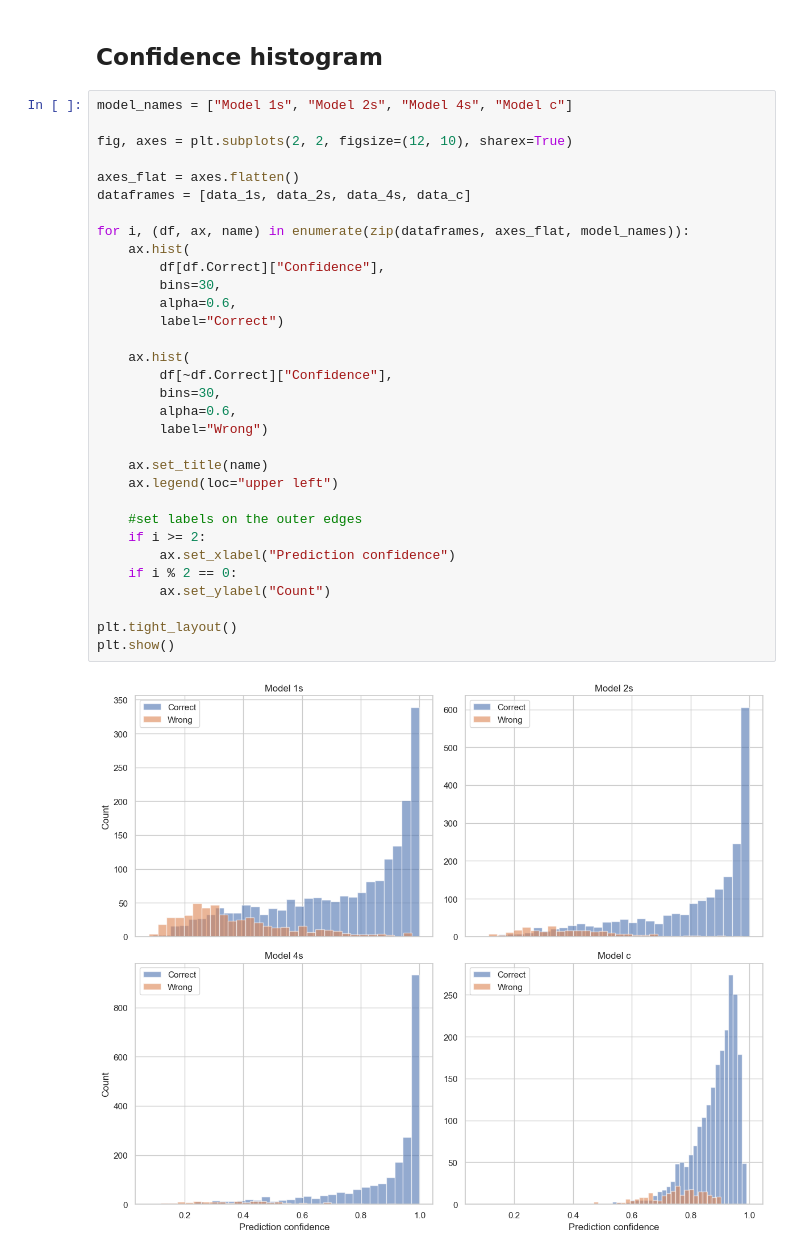
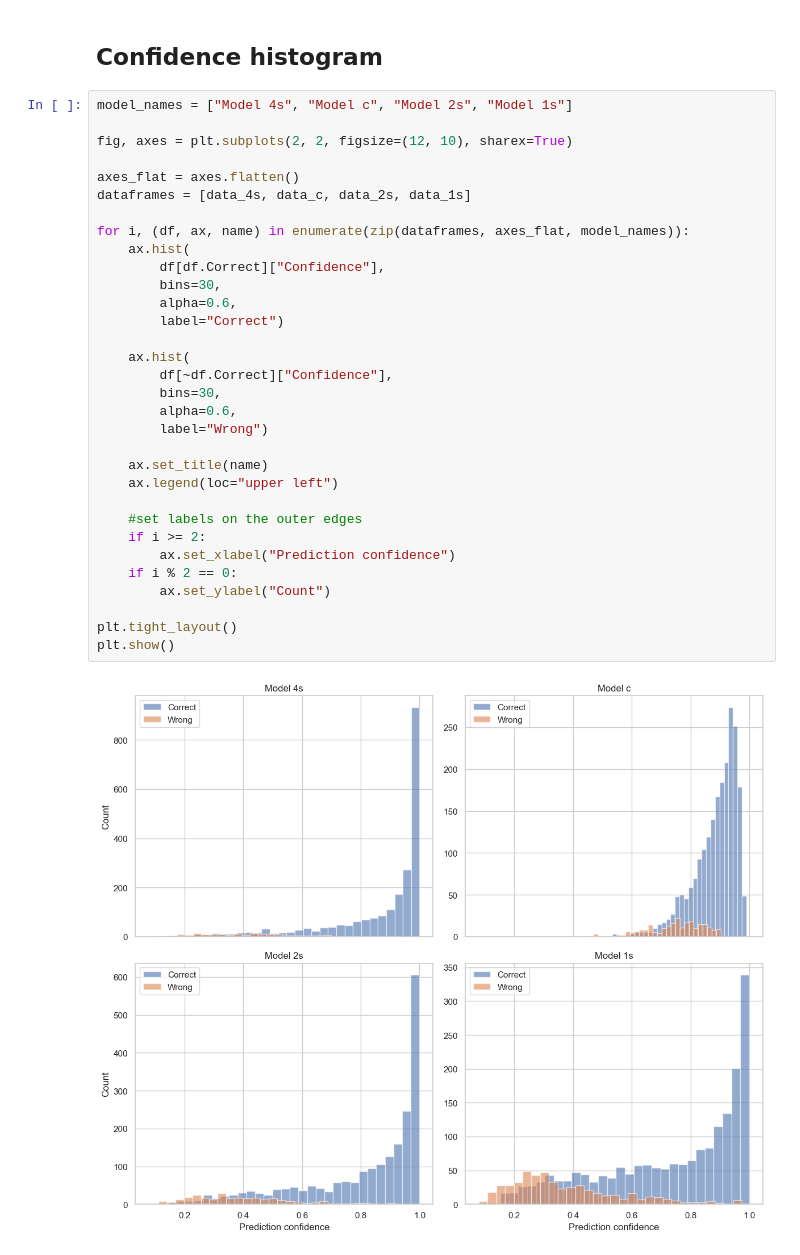
Before and after one commit to Yi-Shan-lin/Speaker-Recognition-using-ResNet-Embeddings, a Jupyter notebook: evaluations/eval_comparison.ipynb, the cells around one changed output. Cells and saved outputs as stored; diff of their text form.

```diff
--- a/evaluations/eval_comparison.ipynb
+++ b/evaluations/eval_comparison.ipynb
@@ -244,36 +244,36 @@ plt.show()
 # %% [markdown]
 ## Confidence histogram
 # %%
-model_names = ["Model 1s", "Model 2s", "Model 4s", "Model c"]
+model_names = ["Model 4s", "Model c", "Model 2s", "Model 1s"]
 
 fig, axes = plt.subplots(2, 2, figsize=(12, 10), sharex=True)
 
 axes_flat = axes.flatten()
-dataframes = [data_1s, data_2s, data_4s, data_c]
+dataframes = [data_4s, data_c, data_2s, data_1s]
 
 for i, (df, ax, name) in enumerate(zip(dataframes, axes_flat, model_names)):
     ax.hist(
         df[df.Correct]["Confidence"],
         bins=30,
         alpha=0.6,
         label="Correct")
 
     ax.hist(
         df[~df.Correct]["Confidence"],
         bins=30,
         alpha=0.6,
         label="Wrong")
 
     ax.set_title(name)
     ax.legend(loc="upper left")
 
     #set labels on the outer edges
     if i >= 2:
         ax.set_xlabel("Prediction confidence")
     if i % 2 == 0:
         ax.set_ylabel("Count")
 
 plt.tight_layout()
 plt.show()
 # %% [output]
-[figure, old version]
+[figure, new version]
```
Also changed, not shown: 1 other file.
